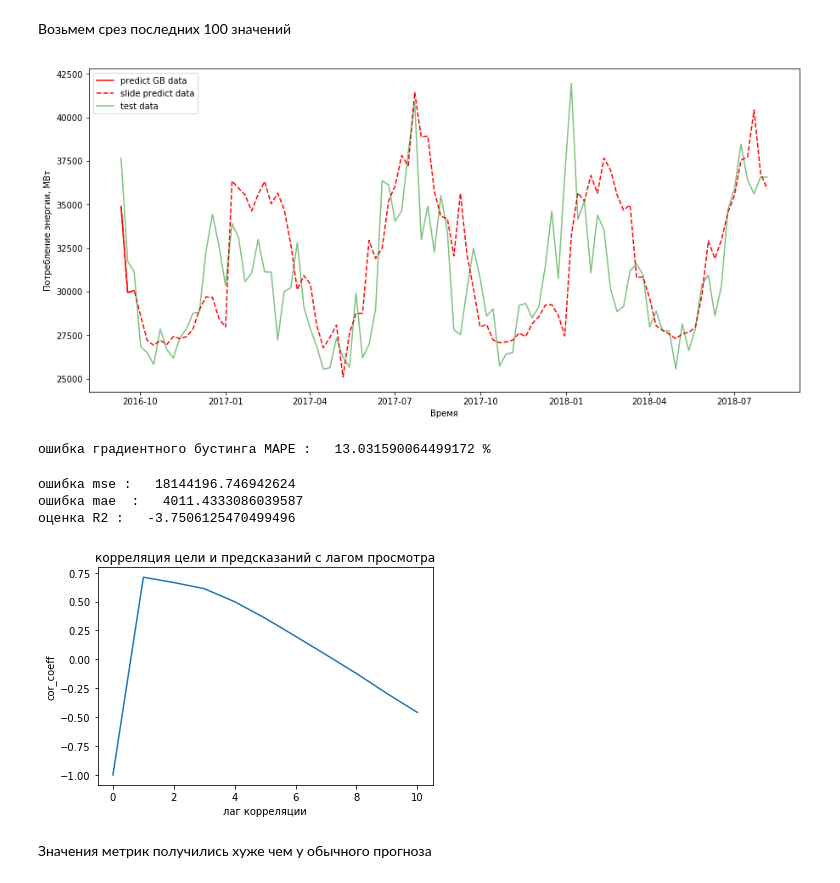
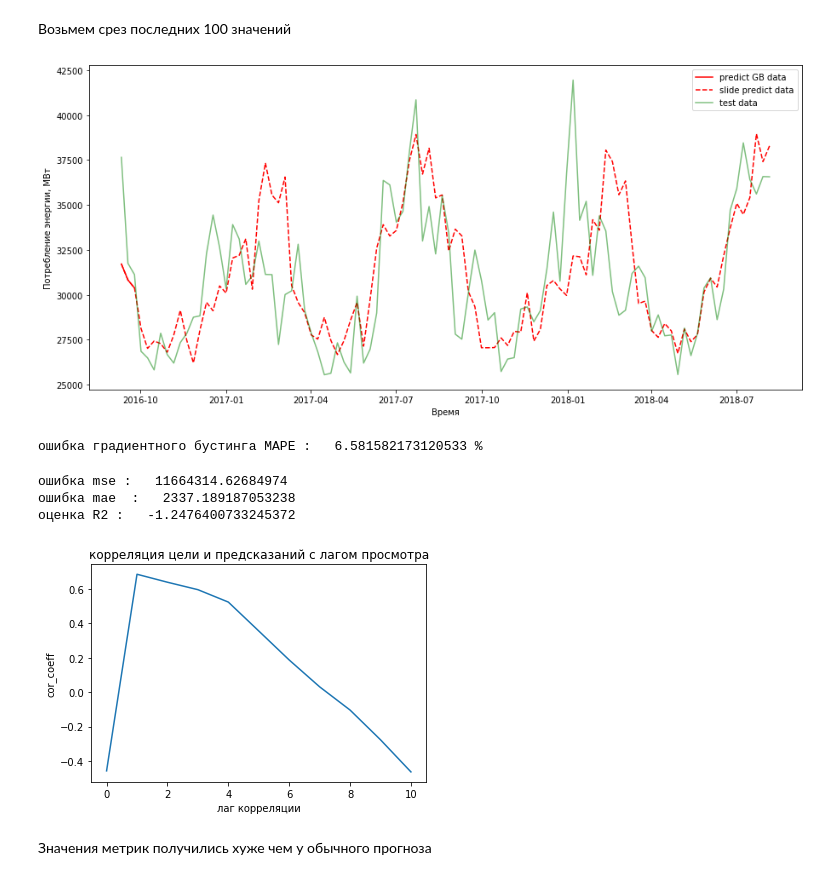
Before and after one commit to superpavelka/Machine-Learning-in-Business, a Jupyter notebook: Task4/Task4.ipynb, the cells around one changed output. Cells and saved outputs as stored; diff of their text form; code cells hidden in the pictures.

```diff
--- a/Task4/Task4.ipynb
+++ b/Task4/Task4.ipynb
@@ -187,4 +237,4 @@ model_data_4 = GradientBoostingRegressor(max_depth=4, random_state=0, n_estimato
 # %%
-model_data_4.fit(X_train, Y_train )
+model_data_4.fit(X_train_4, Y_train_4 )
 # %% [output]
 GradientBoostingRegressor(alpha=0.9, criterion='friedman_mse', init=None,
@@ -196,7 +246,7 @@ GradientBoostingRegressor(alpha=0.9, criterion='friedman_mse', init=None,
              random_state=0, subsample=1.0, tol=0.0001,
              validation_fraction=0.1, verbose=0, warm_start=False)
 # %%
-Y_test_pred_4 = model_data_4.predict(X_test)
+Y_test_pred_4 = model_data_4.predict(X_test_4)
 # %%
 plt.figure(figsize=( 15, 7 ))
 plt.xlabel('Время')
@@ -227,8 +277,8 @@ print('ошибка mse :  ', er_4_mse,'\nошибка mae  :  ', er_4_mae,'\nо
 # %%
 lag=10
-p_cor=[np.corrcoef( Y_test, Y_test_pred_4)[1,0]]
+p_cor=[np.corrcoef( Y_test_4, Y_test_pred_4)[1,0]]
 for i in range(lag):
-    c=np.corrcoef( Y_test[:-(i+1)], Y_test_pred_4[(i+1):])[1,0]
+    c=np.corrcoef( Y_test_4[:-(i+1)], Y_test_pred_4[(i+1):])[1,0]
     p_cor.append(c)
 
 plt.plot(np.array(p_cor) )
@@ -249,2 +295,5 @@ y_test_100 = Y_test['2016-09-11':'2018-08-05'].copy()
+# %%
+X_test_100 = X_test_4[-100:].copy()
+y_test_100 = Y_test_4[-100:].copy()
 # %%
 X_test_100 = X_test_100.reset_index(drop=True)
@@ -256,43 +304,43 @@ plt.figure( figsize=( 15, 7 ))
 
 plt.xlabel('Время')
 plt.ylabel('Потребление энергии, МВт')
-plt.plot(Y_test.index[36:39],y_predict_4, 'r',label='predict GB data' )
-plt.plot(Y_test.index[36:136],Y_test_pred_4[36:136], '--r',label='slide predict data')
-plt.plot(Y_test.index[36:136],Y_test[36:136], 'g',label='test data', alpha=0.5)
+plt.plot(test.index[36:39],y_predict_4, 'r',label='predict GB data' )
+plt.plot(test.index[-100:],Y_test_pred_4[-100:], '--r',label='slide predict data')
+plt.plot(test.index[-100:],Y_test_4[-100:], 'g',label='test data', alpha=0.5)
 plt.legend()
 plt.show()
 # %% [output]
-[figure, old version]
+[figure, new version]
 # %%
-er_4_mape = mean_absolute_percentage_error(Y_test[0:3],y_predict_4)
+er_4_mape = mean_absolute_percentage_error(Y_test_4[0:3],y_predict_4)
 
 print('ошибка градиентного бустинга MAPE :  ', er_4_mape,'%')
 # %% [output]
-ошибка градиентного бустинга MAPE :   13.031590064499172 %
+ошибка градиентного бустинга MAPE :   6.581582173120533 %
 # %%
-er_4_mse = mean_squared_error(Y_test[0:3],y_predict_4)
-er_4_mae = mean_absolute_error(Y_test[0:3],y_predict_4)
-er_4_r2 = r2_score(Y_test[0:3],y_predict_4)
+er_4_mse = mean_squared_error(Y_test_4[0:3],y_predict_4)
+er_4_mae = mean_absolute_error(Y_test_4[0:3],y_predict_4)
+er_4_r2 = r2_score(Y_test_4[0:3],y_predict_4)
 
 print('ошибка mse :  ', er_4_mse,'\nошибка mae  :  ', er_4_mae,'\nоценка R2 :  ', er_4_r2)
 # %% [output]
-ошибка mse :   18144196.746942624
-ошибка mae  :   4011.4333086039587
-оценка R2 :   -3.7506125470499496
+ошибка mse :   11664314.62684974
+ошибка mae  :   2337.189187053238
+оценка R2 :   -1.2476400733245372
 # %%
 lag=10
-p_cor=[np.corrcoef(Y_test[0:3],y_predict_4)[1,0]]
+p_cor=[np.corrcoef(Y_test_4[0:3],y_predict_4)[1,0]]
 for i in range(lag):
-    c=np.corrcoef(Y_test[:-(i+1)], Y_test_pred_4[(i+1):])[1,0]
+    c=np.corrcoef(Y_test_4[:-(i+1)], Y_test_pred_4[(i+1):])[1,0]
     p_cor.append(c)
 
 plt.plot(np.array(p_cor) )
 plt.xlabel('лаг корреляции')
 plt.ylabel('cor_coeff')
 plt.title('корреляция цели и предсказаний с лагом просмотра')
 plt.show()
 # %% [output]
-[figure, old version]
+[figure, new version]
 # %% [markdown]
 Значения метрик получились хуже чем у обычного прогноза
 # %% [markdown]
```
Also changed, not shown: parts of 43 cells of this notebook.
